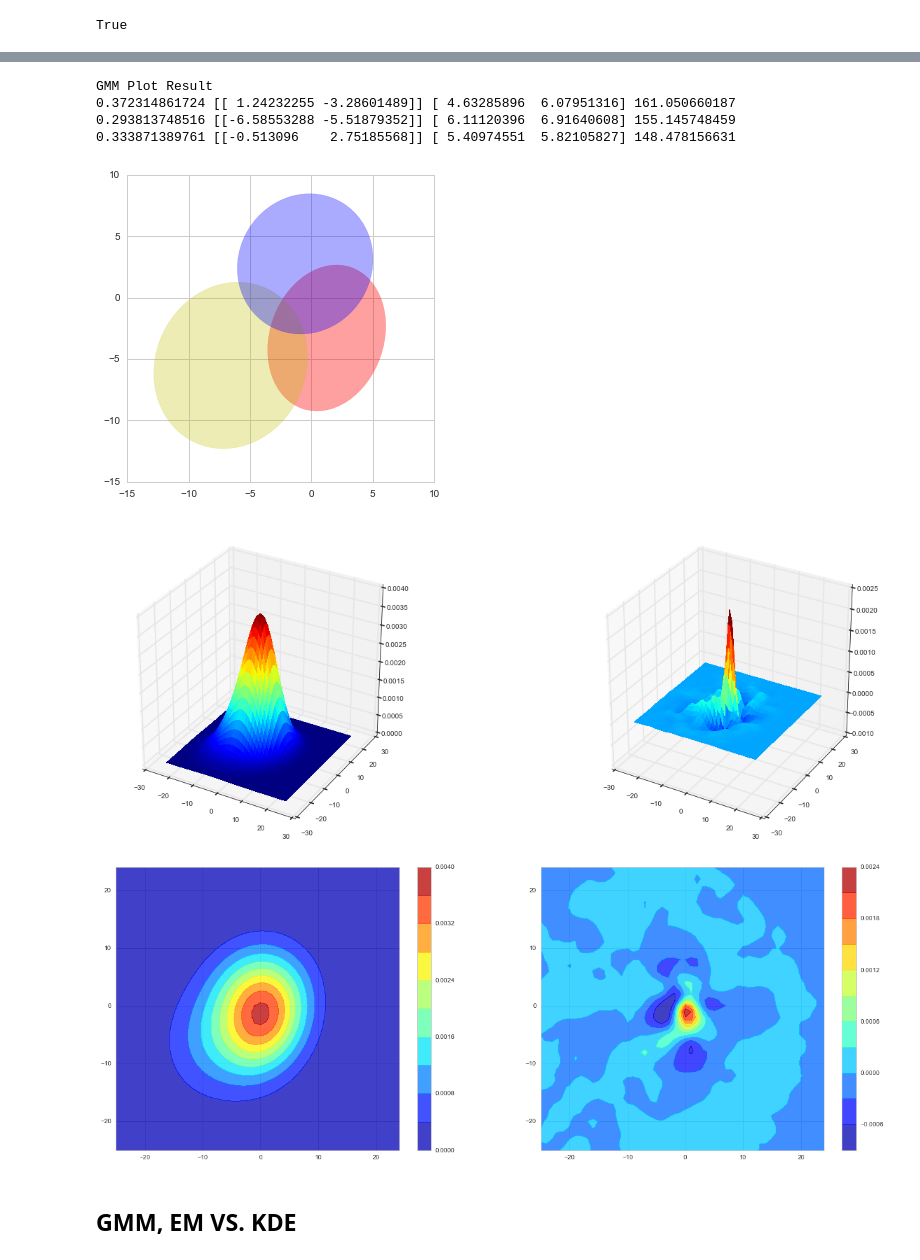
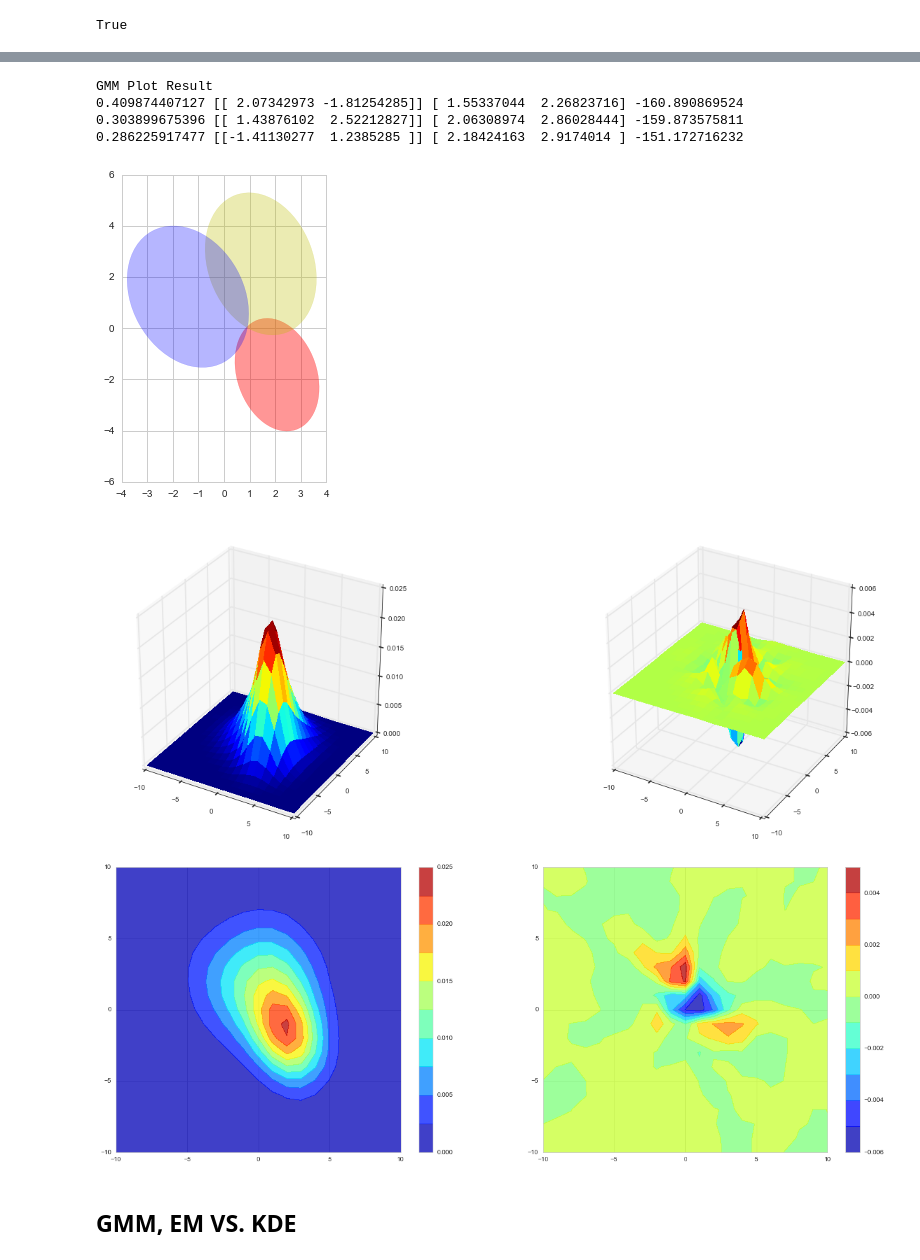
Before and after one commit to cqcn1991/Wind-Speed-Analysis, a Jupyter notebook: time_shift.ipynb, the cells around one changed output, grey strips where cells are left out. Cells and saved outputs as stored; diff of their text form; code cells hidden in the pictures.

```diff
--- a/time_shift.ipynb
+++ b/time_shift.ipynb
@@ -38,7 +46,7 @@ from helpers.data_reader import *
 # %%
 # ipath= './data/NCDC/uk/boscombe_down/dat.txt' # weird shape at 3, try 4
 # ipath= './data/NCDC/tiree.txt'
-ipath= "./data/NCDC/marham.txt"
+# ipath= "./data/NCDC/marham.txt"
 
 # ipath= "./data/NCDC/cheongju_intl/dat.txt"
 # ipath= "./data/NCDC/daegu_ab/dat.txt" # recent 5 year data is corrupted
@@ -77,16 +85,17 @@ ipath= "./data/NCDC/marham.txt"
 # ipath= "./data/NCDC/cn/南京lukou/dat.txt" # good
 # ipath= "./data/NCDC/cn/binhai/dat.txt" # good, but recent 5 year data may have been corrupted, 05-09 is good
 # ipath= "./data/NCDC/cn/郑州xinzheng/dat.txt" #
-# ipath= "./data/NCDC/cn/zhengding/dat.txt" #
 # ipath= "./data/NCDC/cn/武汉tianhe/dat.txt" #
 # ipath= "./data/NCDC/cn/wusu/dat.txt" # not quite good, try 4?
 # ipath= "./data/NCDC/cn/gushi/dat.txt" # 16 sectors, some direction deviate big
 # ipath= "./data/NCDC/cn/yueyang/dat.txt" # 16 sectors, some direction deviate big
 # ipath= "./data/NCDC/cn/wuxu/dat.txt" # unable to fit with chi square
 # ipath= "./data/NCDC/cn/广州baiyun/dat.txt" # Is this dataset correct?
+# ipath= "./data/NCDC/cn/zhengding/dat.txt" #  Initial data is weird
 
 # ipath= "./data/NCDC/cn/baoan_intl/dat.txt" # good, but 1个方向的数据过少，很难拟合
-# ipath= "./data/NCDC/cn/上海/虹桥/dat.txt" # good
+ipath= "./data/NCDC/cn/上海/虹桥/dat.txt" # good
+# ipath= "./data/NCDC/cn/上海/上海/dat.txt"
 # ipath= './data/NCDC/macau/dat.txt' # not good, feels like truncate data, try 4
 # ipath= "./data/NCDC/hk_intl/dat.txt" # truncate dataset
 
@@ -106,6 +115,7 @@ ipath= "./data/NCDC/marham.txt"
 # not sample as %5, e.g. sampling time is 1852
 # ipath= "./data/NCDC/us/quad_city_arp/dat.txt"
 
+# ipath= "./data/cn_database/上海baoshan.txt"
 # ipath= "./data/cn_database/beijing.txt"
 # ipath= "./data/cn_database/xiamen.txt"
 # ipath= "./data/cn_database/hefei.txt"
@@ -446,8 +458,8 @@ df.describe()
 ### 1.4.3 Re-distribute Direction, within each sector (optional)
 e.g. Dir 50 -> -45 ~ 55, to make KDE result better
 # %%
-sector_length = 360/len(effective_coloumn)
-print len(effective_coloumn), sector_length
+SECTOR_LENGTH = 360/len(effective_coloumn)
+print len(effective_coloumn), SECTOR_LENGTH
 
 def randomize_angle(df, sector_length = 10):
     df['dir_ran'] = df['dir'].apply(lambda x: (x + np.random.uniform(-sector_length/2,sector_length/2))% 360)
@@ -465,5 +477,5 @@ def randomize_angle(df, sector_length = 10):
 # %%
 # Randomize the angle degree, to form a better KDE estimation
 df['dir_int'] = df['dir']
-df = randomize_angle(df, sector_length)
+df = randomize_angle(df, SECTOR_LENGTH)
 # %% [output]
@@ -512,16 +523,14 @@ NUMBER_OF_GAUSSIAN = 3
 FITTING_RANGE = []
 if knot_unit == True:
     fitting_axis_range = np.arange(-20, 21, 1)
-    plot_axis_range = np.arange(-25, 25, 1)
+    PLOT_AXIS_RANGE = np.arange(-25, 25, 1)
 else:
     fitting_axis_range = np.arange(-10, 11, 1)
-    plot_axis_range = np.arange(-10, 11, 1)
+    PLOT_AXIS_RANGE = np.arange(-10, 11, 1)
 
 for i in fitting_axis_range:
     for j in fitting_axis_range:
         FITTING_RANGE.append([i,j])
-
-original_dim = int(np.sqrt(len(FITTING_RANGE)))
 # %% [markdown]
 # 3. Kernel Density Estimation
 # %%
@@ -587,37 +596,37 @@ pretty_print_gmm(gmm_em_result)
 plot_gmm_ellipses(gmm_em_result)
 # %% [output]
 GMM Plot Result
-0.372314861724 [[ 1.24232255 -3.28601489]] [ 4.63285896  6.07951316] 161.050660187
-0.293813748516 [[-6.58553288 -5.51879352]] [ 6.11120396  6.91640608] 155.145748459
-0.333871389761 [[-0.513096    2.75185568]] [ 5.40974551  5.82105827] 148.478156631
+0.409874407127 [[ 2.07342973 -1.81254285]] [ 1.55337044  2.26823716] -160.890869524
+0.303899675396 [[ 1.43876102  2.52212827]] [ 2.06308974  2.86028444] -159.873575811
+0.286225917477 [[-1.41130277  1.2385285 ]] [ 2.18424163  2.9174014 ] -151.172716232
-[figure, old version]
+[figure, new version]
 # %%
-X = Y = plot_axis_range
+X = Y = PLOT_AXIS_RANGE
 pdf_Z = generate_Z_from_X_Y(X,Y, lambda coords: np.exp(clf.score_samples(coords)[0]))
 
 def residule_between_kde_and_gmm(points):
     kde_vals = np.exp(kde.score_samples(points))
     gmm_vals = np.exp(clf.score_samples(points)[0])
     return kde_vals - gmm_vals
 
 residual_Z = generate_Z_from_X_Y(X,Y, residule_between_kde_and_gmm)
 
 fig = plt.figure(figsize=(22,8))
 ax1 = fig.add_subplot(1,2,1, projection = '3d')
 plot_3d_prob_density(X,Y,pdf_Z,ax1)
 ax2 = fig.add_subplot(1,2,2,projection = '3d')
 plot_3d_prob_density(X,Y,residual_Z,ax2)
 gmm_em_3d_fig = fig
 
 fig = plt.figure(figsize=(22,8))
 ax1 = fig.add_subplot(1,2,1)
 plot_2d_prob_density(X,Y,pdf_Z,ax1)
 ax2 = fig.add_subplot(1,2,2)
 plot_2d_prob_density(X,Y,residual_Z,ax2)
 gmm_em_2d_fig = fig
 # %% [output]
-[figure, old version]
+[figure, new version]
-[figure, old version]
+[figure, new version]
 # %% [markdown]
 ## GMM, EM VS. KDE
 # %%
```
Also changed, not shown: parts of 49 cells of this notebook, 3 other files.
